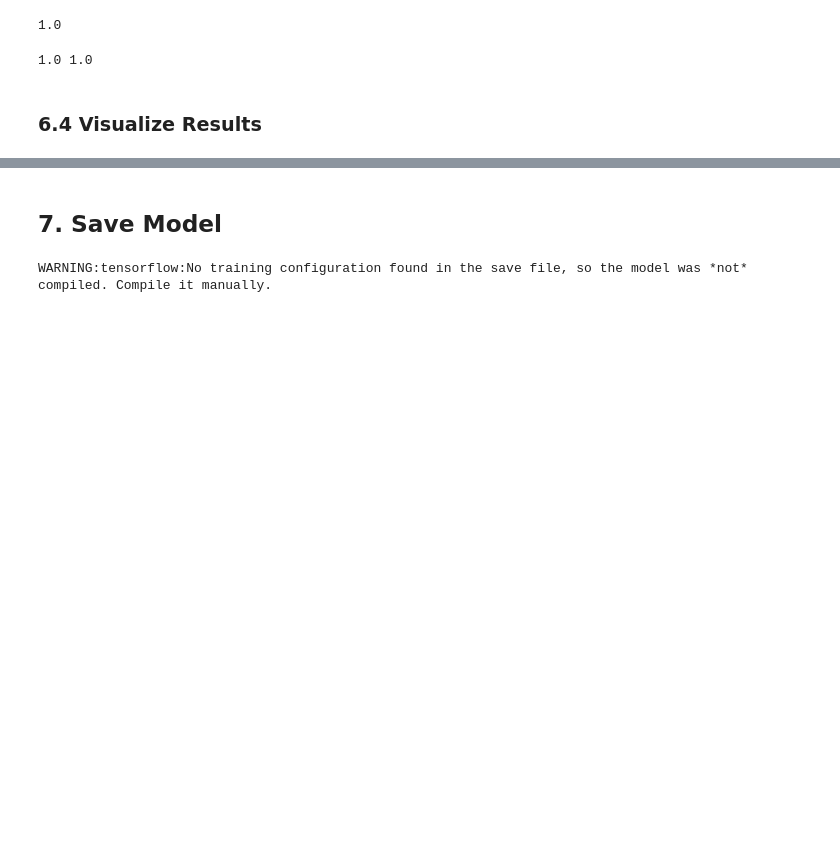
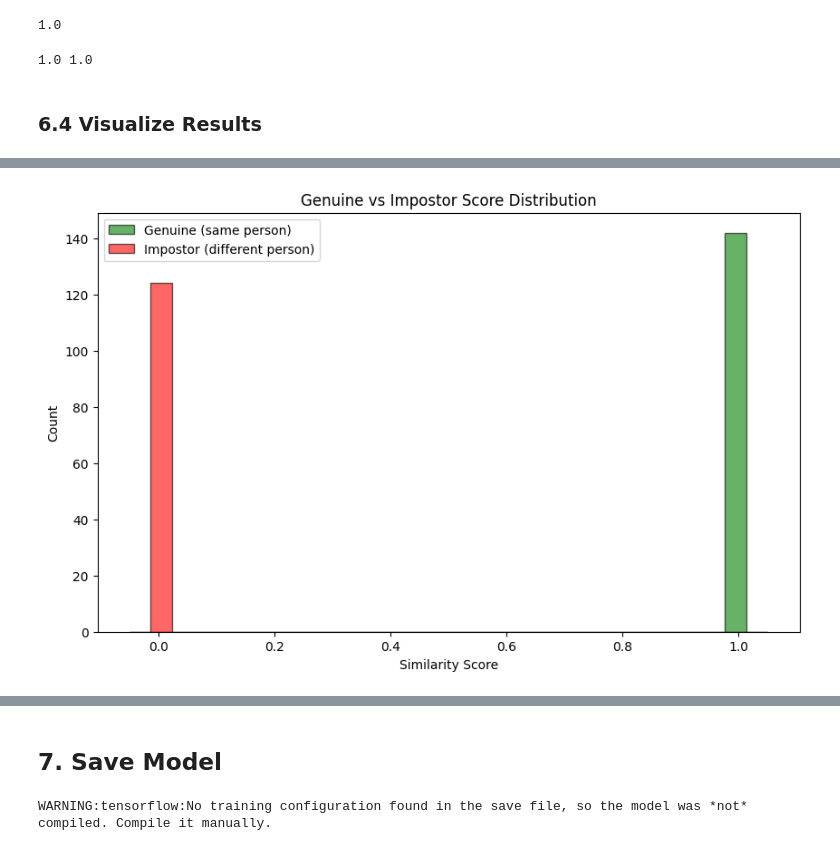
Before and after one commit to sarratwa/facial-recognition-system, a Jupyter notebook: notebooks/Facial Verification with a Siamese Network.ipynb, the cells around one changed output, grey strips where cells are left out. Saved outputs shown, nothing was run; the diff lists cells and outputs as text; code cells hidden in the pictures; blank space fills up the shorter version.

Commit message:
historgam & FNME/FMR curve

```diff
--- a/notebooks/Facial Verification with a Siamese Network.ipynb
+++ b/notebooks/Facial Verification with a Siamese Network.ipynb
@@ -754,0 +757,19 @@ print(r.result().numpy(), p.result().numpy())
+# %%
+# Collect raw similarity scores and true labels across the entire test set,
+# needed to separate genuine vs impostor comparisons for the plots below
+
+all_scores = []
+all_labels = []
+
+for test_input, test_val, y_true in test_data.as_numpy_iterator():
+    yhat = siamese_model.predict([test_input, test_val])
+    all_scores.extend(np.squeeze(yhat))
+    all_labels.extend(y_true)
+
+all_scores = np.array(all_scores)
+all_labels = np.array(all_labels)
+
+genuine_scores = all_scores[all_labels == 1]
+impostor_scores = all_scores[all_labels == 0]
+
+print(f"Genuine comparisons: {len(genuine_scores)}, Impostor comparisons: {len(impostor_scores)}")
@@ -754,0 +796,15 @@ print(r.result().numpy(), p.result().numpy())
+# %%
+# genuine/impostor score histogram
+
+plt.figure(figsize=(10, 6))
+plt.hist(genuine_scores, bins=30, range=(-0.05, 1.05), alpha=0.6,
+         label='Genuine (same person)', color='green', edgecolor='black')
+plt.hist(impostor_scores, bins=30, range=(-0.05, 1.05), alpha=0.6,
+         label='Impostor (different person)', color='red', edgecolor='black')
+plt.xlabel('Similarity Score')
+plt.ylabel('Count')
+plt.title('Genuine vs Impostor Score Distribution')
+plt.legend()
+plt.show()
+# %% [output]
+[figure, added]
```
Also changed, not shown: parts of 5 cells of this notebook, 1 other file.
